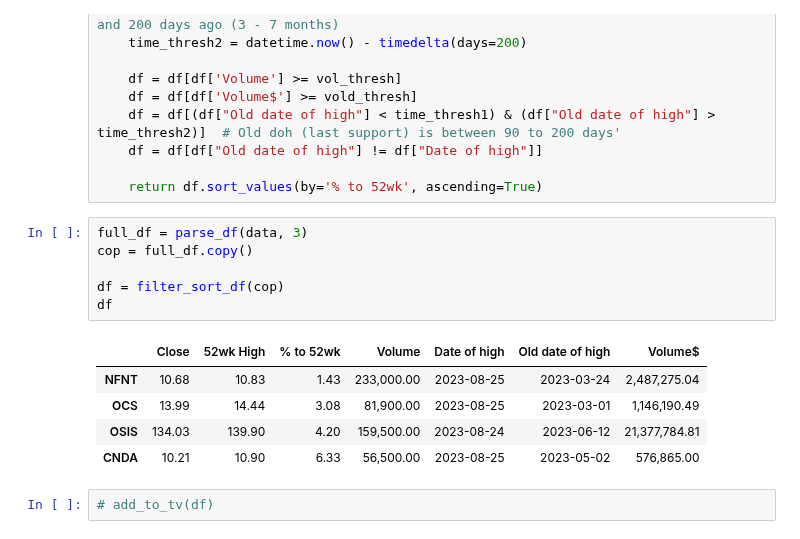
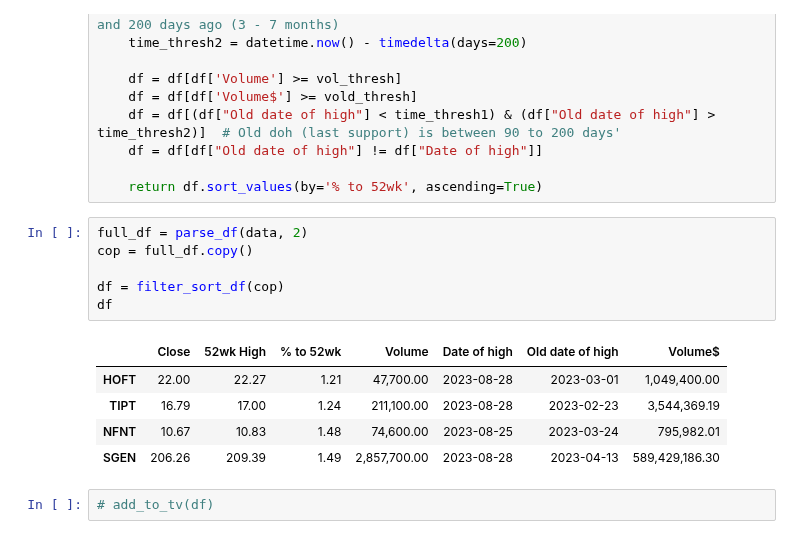
Before and after one commit to Idanq1/Stocks-Strategies, a Jupyter notebook: Scanners/Screener8 52 high.ipynb, the cells around one changed output. Cells and saved outputs as stored; diff of their text form.

```diff
--- a/Scanners/Screener8 52 high.ipynb
+++ b/Scanners/Screener8 52 high.ipynb
@@ -239,17 +239,17 @@ def filter_sort_df(df):
 
     return df.sort_values(by='% to 52wk', ascending=True)
 # %%
-full_df = parse_df(data, 3)
+full_df = parse_df(data, 2)
 cop = full_df.copy()
 
 df = filter_sort_df(cop)
 df
 # %% [output]
 |  | Close | 52wk High | % to 52wk | Volume | Date of high | Old date of high | Volume$ |
-| NFNT | 10.68 | 10.83 | 1.43 | 233,000.00 | 2023-08-25 | 2023-03-24 | 2,487,275.04 |
-| OCS | 13.99 | 14.44 | 3.08 | 81,900.00 | 2023-08-25 | 2023-03-01 | 1,146,190.49 |
-| OSIS | 134.03 | 139.90 | 4.20 | 159,500.00 | 2023-08-24 | 2023-06-12 | 21,377,784.81 |
-| CNDA | 10.21 | 10.90 | 6.33 | 56,500.00 | 2023-08-25 | 2023-05-02 | 576,865.00 |
+| HOFT | 22.00 | 22.27 | 1.21 | 47,700.00 | 2023-08-28 | 2023-03-01 | 1,049,400.00 |
+| TIPT | 16.79 | 17.00 | 1.24 | 211,100.00 | 2023-08-28 | 2023-02-23 | 3,544,369.19 |
+| NFNT | 10.67 | 10.83 | 1.48 | 74,600.00 | 2023-08-25 | 2023-03-24 | 795,982.01 |
+| SGEN | 206.26 | 209.39 | 1.49 | 2,857,700.00 | 2023-08-28 | 2023-04-13 | 589,429,186.30 |
 # %%
 # add_to_tv(df)
 # %%
```
Also changed, not shown: parts of 1 cell of this notebook.
